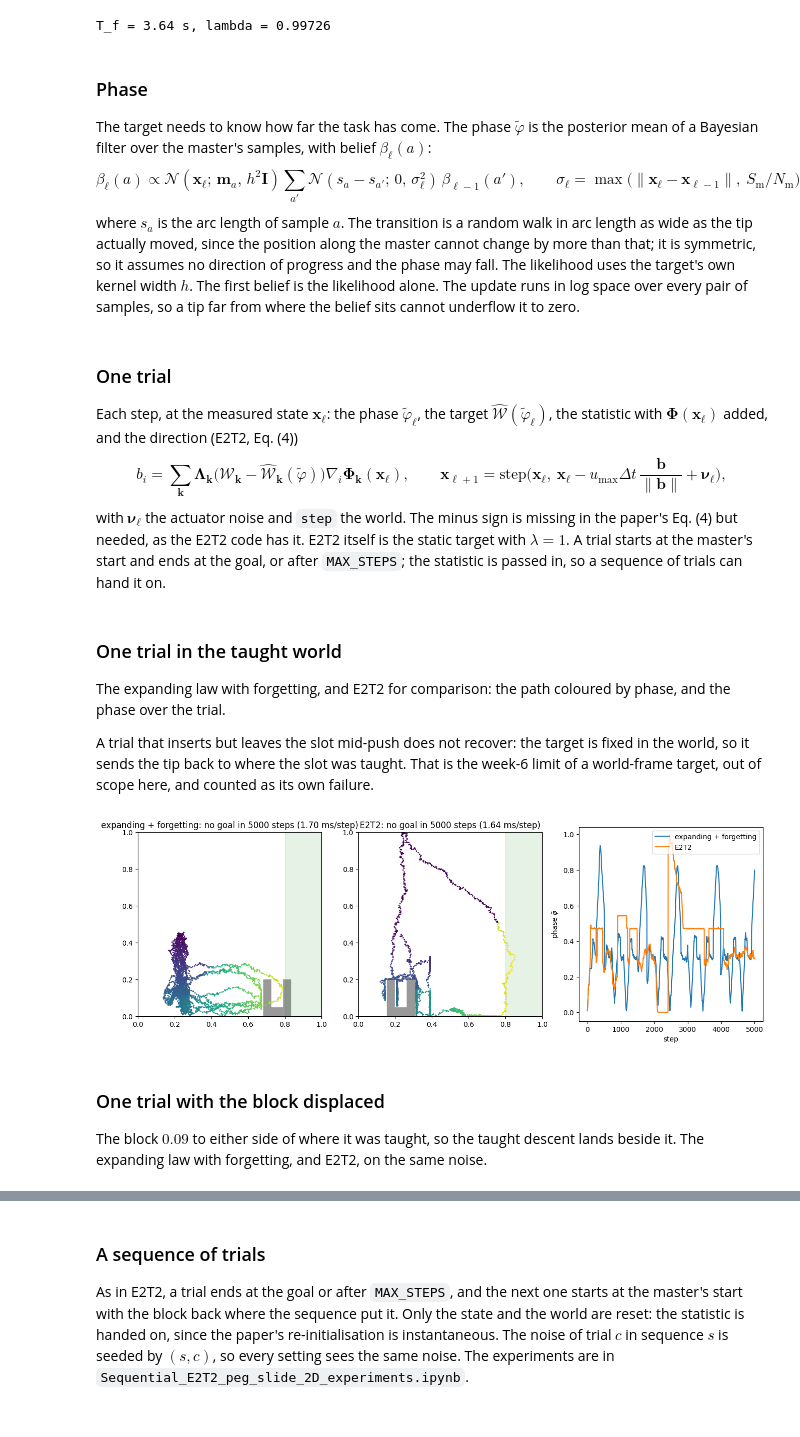
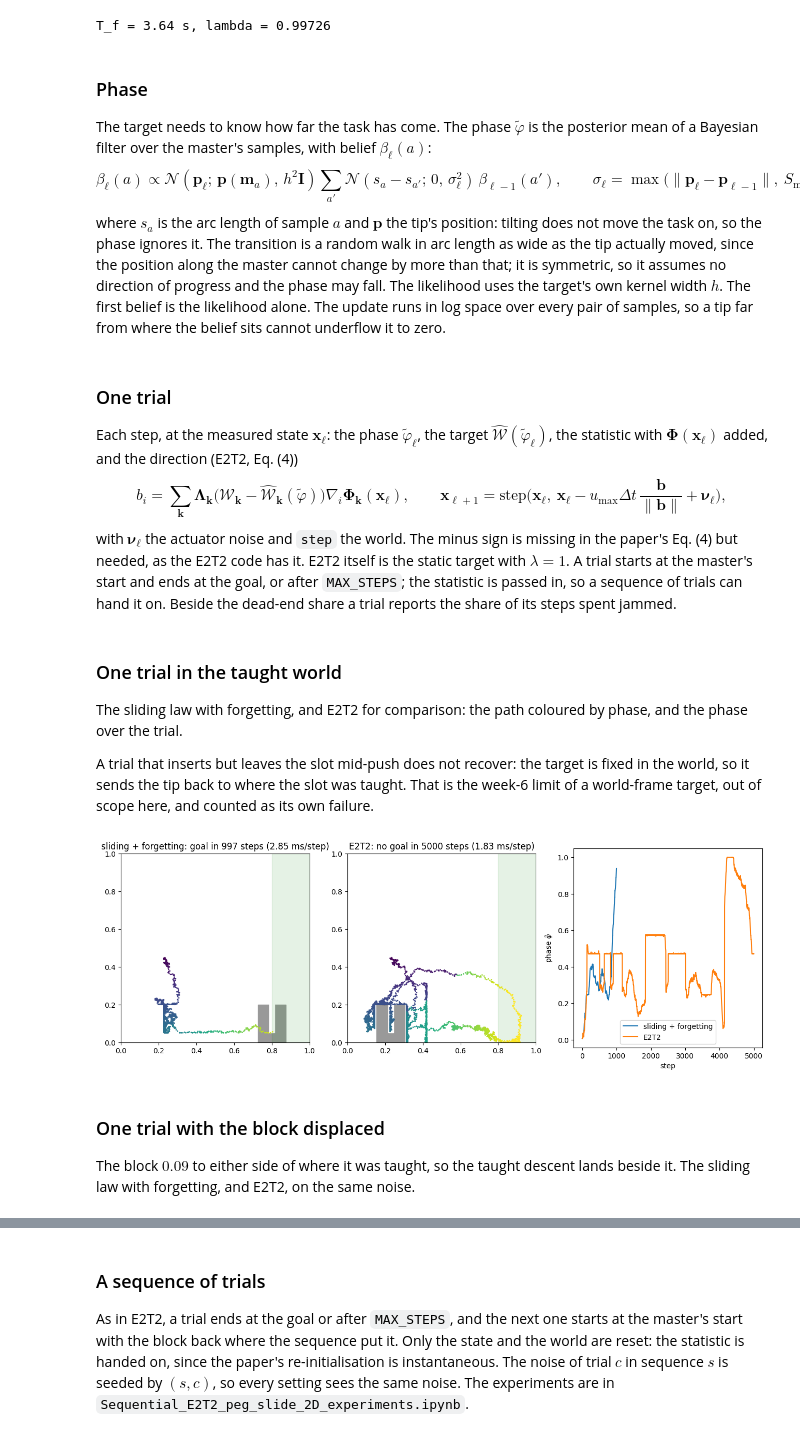
Before and after one commit to tomoya-yamanokuchi/docker_intern_PiPER_ergodic, a Jupyter notebook: final/src/notebooks/Sequential_E2T2_peg_slide_2D.ipynb, the cells around one changed output, grey strips where cells are left out. Saved outputs shown, nothing was run; the diff lists cells and outputs as text; code cells hidden in the pictures.

```diff
--- a/final/src/notebooks/Sequential_E2T2_peg_slide_2D.ipynb
+++ b/final/src/notebooks/Sequential_E2T2_peg_slide_2D.ipynb
@@ -225,0 +268,7 @@ S_m = 1.010; 2235 states from 8 demonstrations; 200 datapoints
+# %%
+TILT_WALL = float(np.abs(states[:, 2]).max())
+LO = np.array([0.0, 0.0, -TILT_WALL])
+SIDE = np.array([WORLD, WORLD, 2 * TILT_WALL])
+MARGIN = SIDE / (2 * (K - 1))
+CUBE_LO, L = LO - MARGIN, SIDE + 2 * MARGIN  # the law's cube, [CUBE_LO, CUBE_LO + L] per axis
+print(f"tilt wall {TILT_WALL / DEPTH:.3f} rad; cube sides {L.round(3)}")
@@ -371,8 +438,8 @@ T_f = 3.64 s, lambda = 0.99726
 # %% [markdown]
 ### Phase
 The target needs to know how far the task has come. The phase $\tilde{\varphi}$ is the posterior mean of a Bayesian filter over the master's samples, with belief $\beta_\ell(a)$:
-$$\beta_\ell(a) \propto \mathcal{N}(\mathbf{x}_\ell;\, \mathbf{m}_a,\, h^2 \mathbf{I}) \sum_{a'} \mathcal{N}(s_a - s_{a'};\, 0,\, \sigma_\ell^2)\, \beta_{\ell-1}(a'), \qquad \sigma_\ell = \max\big(\|\mathbf{x}_\ell - \mathbf{x}_{\ell-1}\|,\ S_{\mathrm{m}} / N_{\mathrm{m}}\big), \qquad \tilde{\varphi}_\ell = \sum_a \beta_\ell(a)\, \varphi_a,$$
-where $s_a$ is the arc length of sample $a$. The transition is a random walk in arc length as wide as the tip actually moved, since the position along the master cannot change by more than that; it is symmetric, so it assumes no direction of progress and the phase may fall. The likelihood uses the target's own kernel width $h$. The first belief is the likelihood alone. The update runs in log space over every pair of samples, so a tip far from where the belief sits cannot underflow it to zero.
+$$\beta_\ell(a) \propto \mathcal{N}(\mathbf{p}_\ell;\, \mathbf{p}(\mathbf{m}_a),\, h^2 \mathbf{I}) \sum_{a'} \mathcal{N}(s_a - s_{a'};\, 0,\, \sigma_\ell^2)\, \beta_{\ell-1}(a'), \qquad \sigma_\ell = \max\big(\|\mathbf{p}_\ell - \mathbf{p}_{\ell-1}\|,\ S_{\mathrm{m}} / N_{\mathrm{m}}\big), \qquad \tilde{\varphi}_\ell = \sum_a \beta_\ell(a)\, \varphi_a,$$
+where $s_a$ is the arc length of sample $a$ and $\mathbf{p}$ the tip's position: tilting does not move the task on, so the phase ignores it. The transition is a random walk in arc length as wide as the tip actually moved, since the position along the master cannot change by more than that; it is symmetric, so it assumes no direction of progress and the phase may fall. The likelihood uses the target's own kernel width $h$. The first belief is the likelihood alone. The update runs in log space over every pair of samples, so a tip far from where the belief sits cannot underflow it to zero.
 # %%
 ARC2 = (s_grid[:, None] - s_grid[None]) ** 2  # squared arc-length distances between samples
 
@@ -383,11 +450,11 @@ class PhaseFilter:
     x_prev: np.ndarray = None
 
     def update(self, x):  # -> the posterior mean phase
-        log_lik = -((master - x) ** 2).sum(axis=1) / (2 * h**2)
+        log_lik = -((master[:, :2] - x[:2]) ** 2).sum(axis=1) / (2 * h**2)
         if self.log_belief is None:
             log_belief = log_lik
         else:
-            sigma = max(np.linalg.norm(x - self.x_prev), S_m / N_M)
+            sigma = max(np.linalg.norm(x[:2] - self.x_prev[:2]), S_m / N_M)
             log_belief = logsumexp(self.log_belief[None] - ARC2 / (2 * sigma**2), axis=1) + log_lik
         self.log_belief = log_belief - logsumexp(log_belief)
         self.x_prev = x
@@ -396,65 +463,85 @@ class PhaseFilter:
 ### One trial
 Each step, at the measured state $\mathbf{x}_\ell$: the phase $\tilde{\varphi}_\ell$, the target $\hat{\mathcal{W}}(\tilde{\varphi}_\ell)$, the statistic with $\mathbf{\Phi}(\mathbf{x}_\ell)$ added, and the direction (E2T2, Eq. (4))
 $$b_i = \sum_{\mathbf{k}} \mathbf{\Lambda}_{\mathbf{k}} \big(\mathcal{W}_{\mathbf{k}} - \hat{\mathcal{W}}_{\mathbf{k}}(\tilde{\varphi})\big) \nabla_i \mathbf{\Phi}_{\mathbf{k}}(\mathbf{x}_\ell), \qquad \mathbf{x}_{\ell+1} = \mathrm{step}\Big(\mathbf{x}_\ell,\ \mathbf{x}_\ell - u_{\max} \Delta t\, \frac{\mathbf{b}}{\|\mathbf{b}\|} + \boldsymbol{\nu}_\ell\Big),$$
-with $\boldsymbol{\nu}_\ell$ the actuator noise and `step` the world. The minus sign is missing in the paper's Eq. (4) but needed, as the E2T2 code has it. E2T2 itself is the static target with $\lambda = 1$. A trial starts at the master's start and ends at the goal, or after `MAX_STEPS`; the statistic is passed in, so a sequence of trials can hand it on.
+with $\boldsymbol{\nu}_\ell$ the actuator noise and `step` the world. The minus sign is missing in the paper's Eq. (4) but needed, as the E2T2 code has it. E2T2 itself is the static target with $\lambda = 1$. A trial starts at the master's start and ends at the goal, or after `MAX_STEPS`; the statistic is passed in, so a sequence of trials can hand it on. Beside the dead-end share a trial reports the share of its steps spent jammed.
 # %%
 MAX_STEPS = 5000
 STATIC = target(np.full(N_P, 1 / N_P))
 
 
-def run_trial(world, stat, expanding, rng):
+def run_trial(world, stat, sliding, rng, retry=False):
     x, filt = MASTER[0].copy(), PhaseFilter()
-    path, phis, dead = [x], [], [in_dead_end(world, x)]
+    path, phis, dead, jam = [x], [], [in_dead_end(world, x)], [jammed(world, x)]
+    lowest, stall, retried, rhos = (
+        np.inf,
+        0,
+        [],
+        [],
+    )  # lowest: the lowest phase since the last advance
+    cs, bars = [world.c], [world.barrier]
     for _ in range(MAX_STEPS):
         phi = filt.update(x)
+        lowest = min(lowest, phi)
+        lowest, stall = (phi, 0) if phi >= lowest + delta else (lowest, stall + 1)
+        rho = delta * stall * DT / T_F if retry else 0.0
+        retried.append(rho >= delta)
+        rhos.append(rho)
         tt_phi, tt_dphi = tt_phi_dphi(x)
         stat.add(tt_phi)
-        ttW_hat = target(weights(phi)) if expanding else STATIC
+        ttW_hat = target(weights(phi, rho)) if sliding else STATIC
         ttVdW = ttLambda * (stat.W() - ttW_hat)
         b = np.array([tt.dot(ttVdW, tt_dphi[i]) for i in range(d)])
         x = step(world, x, x - V_MAX * b / np.linalg.norm(b) + rng.uniform(-NOISE, NOISE, d))
         path.append(x)
         phis.append(phi)
         dead.append(in_dead_end(world, x))
+        cs.append(world.c)
+        bars.append(world.barrier)
+        jam.append(jammed(world, x))
         if succeeded(world, x):
             break
     dead = np.array(dead)
     return {
         "path": np.array(path),
         "phi": np.array(phis),
+        "rho": np.array(rhos),
+        "c": np.array(cs),  # the block's centre, per state of path
+        "barrier": np.array(bars),
         "steps": len(phis),
         "success": succeeded(world, x),
         "dead_ends": int((dead[1:] & ~dead[:-1]).sum()),
         "inserted": not world.barrier,  # a failure that inserted is a slip-out, one that did not never inserted
         "dead_share": float(dead.mean()),
+        "jam_share": float(np.mean(jam)),
+        "retry_share": float(np.mean(retried)),  # a stage or more behind back in the target
     }
 # %% [markdown]
 ### One trial in the taught world
-The expanding law with forgetting, and E2T2 for comparison: the path coloured by phase, and the phase over the trial.
+The sliding law with forgetting, and E2T2 for comparison: the path coloured by phase, and the phase over the trial.
 
 A trial that inserts but leaves the slot mid-push does not recover: the target is fixed in the world, so it sends the tip back to where the slot was taught. That is the week-6 limit of a world-frame target, out of scope here, and counted as its own failure.
 # %%
 fig, ax = plt.subplots(1, 3, figsize=(16, 5))
-for a, (name, expanding, lam) in zip(
-    ax[:2], (("expanding + forgetting", True, lam_f), ("E2T2", False, 1.0)), strict=True
+for a, (name, sliding, lam) in zip(
+    ax[:2], (("sliding + forgetting", True, lam_f), ("E2T2", False, 1.0)), strict=True
 ):
     world = Slide()
     t0 = time.time()
-    r = run_trial(world, Statistic(lam), expanding, np.random.default_rng(0))
+    r = run_trial(world, Statistic(lam), sliding, np.random.default_rng(0))
     draw_world(a, world)
-    a.scatter(*r["path"][1:].T, c=r["phi"], s=1, vmin=0, vmax=1)
+    a.scatter(*r["path"][1:, :2].T, c=r["phi"], s=1, vmin=0, vmax=1)
     a.set_title(
         f"{name}: {'goal' if r['success'] else 'no goal'} in {r['steps']} steps ({1e3 * (time.time() - t0) / r['steps']:.2f} ms/step)"
     )
     ax[2].plot(r["phi"], label=name)
 ax[2].set(xlabel="step", ylabel=r"phase $\tilde\varphi$")
 ax[2].legend()
 plt.show()
 # %% [output]
-[figure, old version]
+[figure, new version]
 # %% [markdown]
 ### One trial with the block displaced
-The block $0.09$ to either side of where it was taught, so the taught descent lands beside it. The expanding law with forgetting, and E2T2, on the same noise.
+The block $0.09$ to either side of where it was taught, so the taught descent lands beside it. The sliding law with forgetting, and E2T2, on the same noise.
 # %%
 fig, ax = plt.subplots(2, 2, figsize=(11, 11))
 for row, offset in zip(ax, (0.09, -0.09), strict=True):
```
Also changed, not shown: parts of 31 cells of this notebook, 3 other files.
